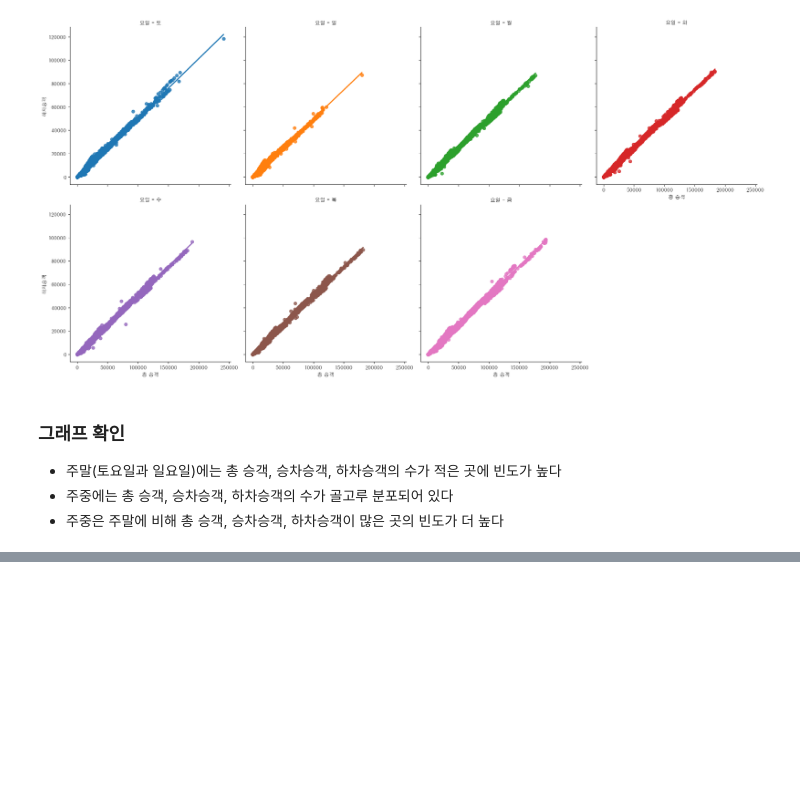
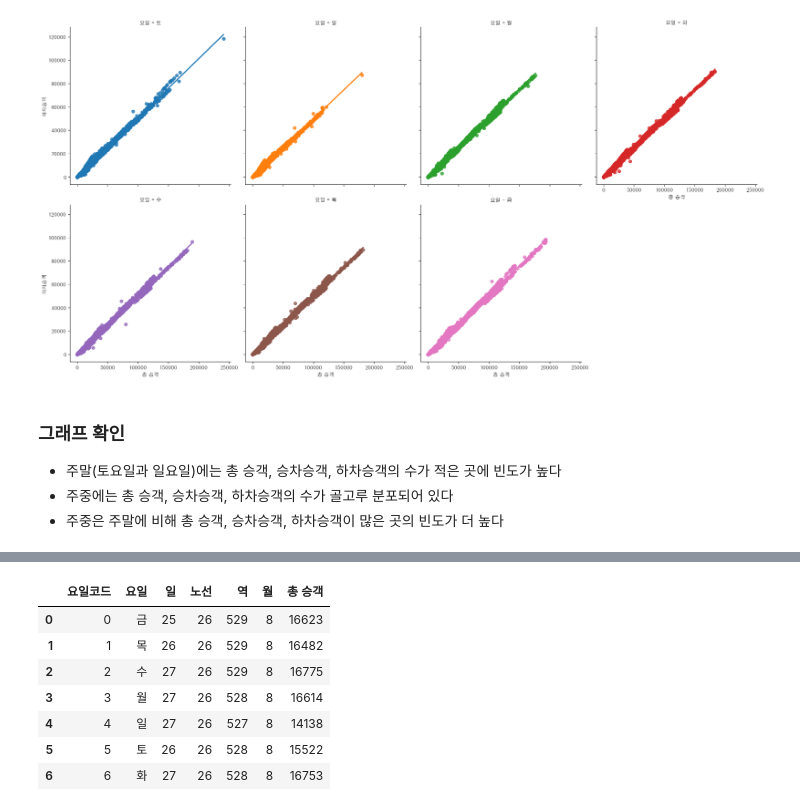
Before and after one commit to woorain20/2022-rainy, a Jupyter notebook: python/Quest/요일별 분석.ipynb, the cells around one changed output, grey strips where cells are left out. Cells and saved outputs as stored; diff of their text form; code cells hidden in the pictures; blank space fills up the shorter version.

```diff
--- a/python/Quest/요일별 분석.ipynb
+++ b/python/Quest/요일별 분석.ipynb
@@ -169,0 +189,13 @@ sns.lmplot(data=df9, x="총 승객", y="하차승객", hue="요일", col="요일
+# %%
+s = df9[['요일', '총 승객']].drop_duplicates().요일.value_counts()
+week_code['총 승객'] = week_code.요일.map(s)
+week_code
+# %% [output]
+|  | 요일코드 | 요일 | 일 | 노선 | 역 | 월 | 총 승객 |
+| 0 | 0 | 금 | 25 | 26 | 529 | 8 | 16623 |
+| 1 | 1 | 목 | 26 | 26 | 529 | 8 | 16482 |
+| 2 | 2 | 수 | 27 | 26 | 529 | 8 | 16775 |
+| 3 | 3 | 월 | 27 | 26 | 528 | 8 | 16614 |
+| 4 | 4 | 일 | 27 | 26 | 527 | 8 | 14138 |
+| 5 | 5 | 토 | 26 | 26 | 528 | 8 | 15522 |
+| 6 | 6 | 화 | 27 | 26 | 528 | 8 | 16753 |
```
Also changed, not shown: parts of 6 cells of this notebook, 3 other files.
